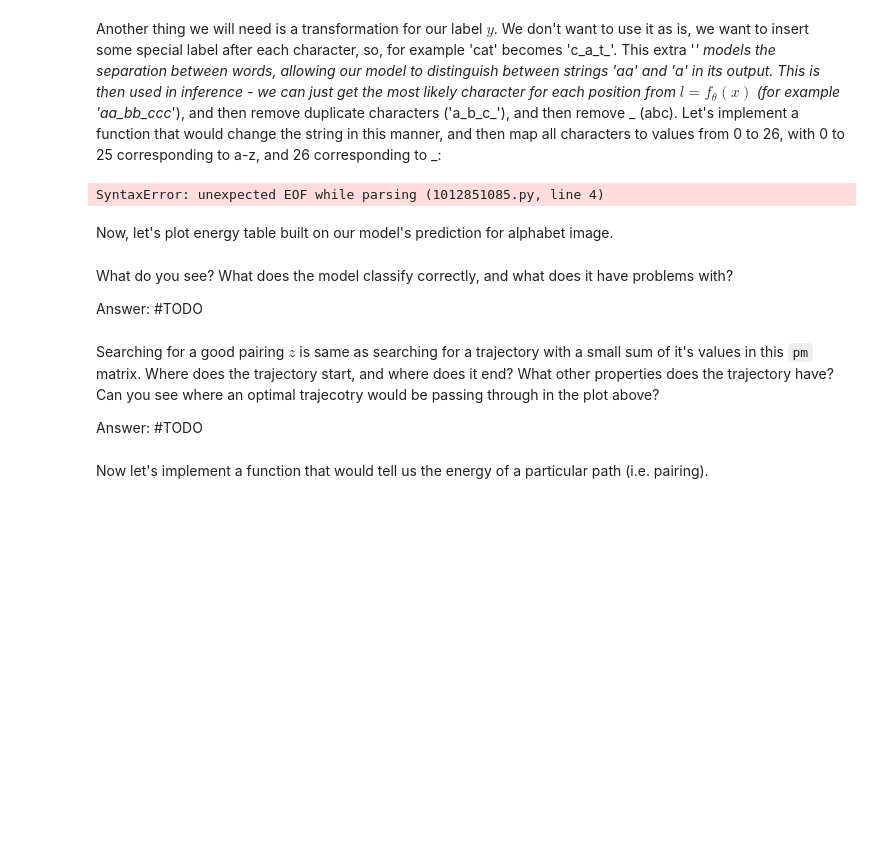
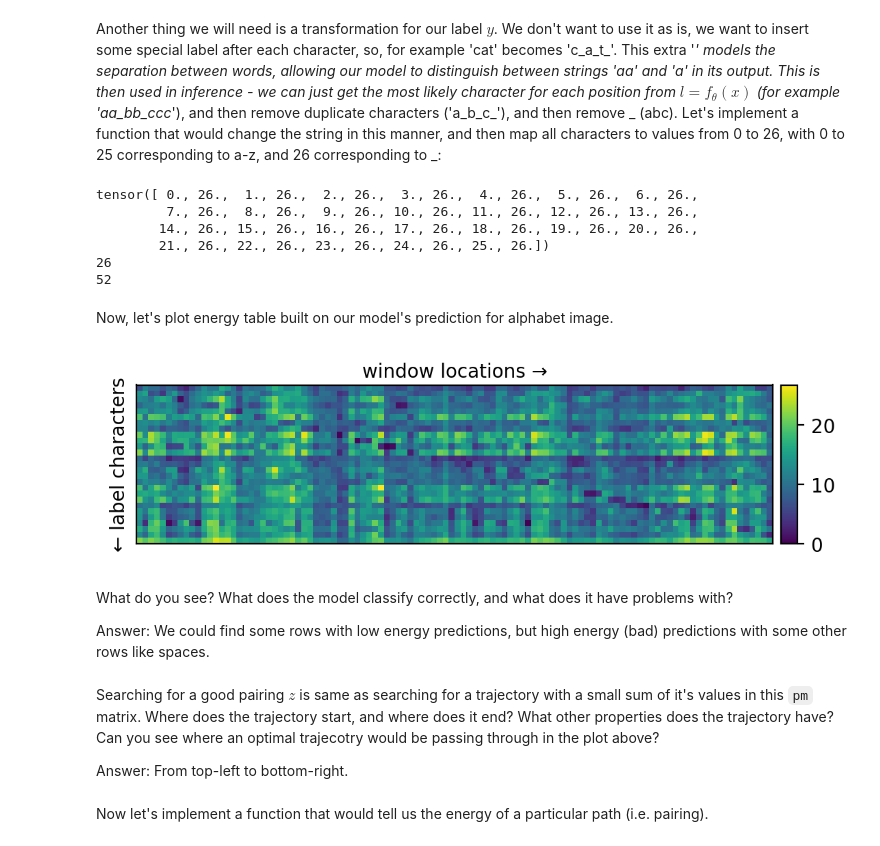
Before and after one commit to ramaiyaKushal/pytorch-Deep-Learning, a Jupyter notebook: hw/hw3_practice.ipynb, the cells around one changed output. Saved outputs shown, nothing was run; the diff lists cells and outputs as text; code cells hidden in the pictures; blank space fills up the shorter version.

```diff
--- a/hw/hw3_practice.ipynb
+++ b/hw/hw3_practice.ipynb
@@ -271,7 +313,7 @@ optimizer = optim.Adam(params = model.parameters(),lr=0.001)
 #     print(f'epoch [{epoch + 1}/{num_epochs}], loss:{loss.item():.4f}')
 
 # pbar = tqdm(range(10))
-pbar = tqdm(range(20))
+pbar = tqdm(range(10))
 for i in pbar:
 
     for batch in tqdm(dataloader, leave=False):
@@ -434,8 +436,13 @@ def build_path_matrix(energies, targets):
     # you may want to use repeat and repeat_interleave.
     # TODO
 
-#     return einops.repeat(energies, 'm n l -> m n k', k= targets.size(1))
-    output = targets.unsqueeze(1).repeat(energies.size)
+    # print(energies.shape,targets.shape)
+    targets = targets.unsqueeze(1)
+    # print(energies.size(dim=1))
+    L = energies.size(dim=1)
+    targets = targets.repeat_interleave(L,dim=1).type(torch.int64)
+    output = torch.gather(energies, dim=2, index=targets)
+    return output
 
 
 
@@ -459,7 +466,16 @@ def build_ce_matrix(energies, targets):
     # Note: you're not allowed to use for loops. The calculation has to be vectorized.
     # you may want to use repeat and repeat_interleave.
     # TODO
-    einops.repeat(energies, 'm n -> m k n', k= targets.size(1))
+    batch = energies.shape[0]
+    word_len = energies.shape[1]
+    target_shape = targets.shape[1]
+
+    targets = torch.repeat_interleave(targets, word_len, dim=1).long().to(device)
+    energies = energies.repeat(1, target_shape, 1).float().to(device)
+    ce_mat = cross_entropy(energies.permute(0, 2, 1), targets, reduction='none').reshape((batch, word_len, target_shape))
+    #print(ce_mat.shape)
+
+    return ce_mat
 # %% [markdown]
 Another thing we will need is a transformation for our label $y$. We don't want to use it as is, we want to insert some special label after each character, so, for example 'cat' becomes 'c_a_t_'. This extra '_' models the separation between words, allowing our model to distinguish between strings 'aa' and 'a' in its output. This is then used in inference - we can just get the most likely character for each position from $l = f_\theta(x)$ (for example 'aa_bb_ccc_'), and then remove duplicate characters ('a_b_c_'), and then remove _ (abc).
 Let's implement a function that would change the string in this manner, and then map all characters to values from 0 to 26, with 0 to 25 corresponding to a-z, and 26 corresponding to _:
@@ -468,42 +484,57 @@ def transform_word(s):
     # input: a string
     # output: a tensor of shape 2*len(s)
     # TODO
+    output = '_'.join(s[i:i + 1] for i in range(0, len(s)+1, 1))
+    output = [(ord(char) - 97) if (char != "_") else 26 for char in output]
+    return torch.Tensor(output)
-# %% [output]
-SyntaxError: unexpected EOF while parsing (1012851085.py, line 4)
+# %%
+test_str = "abcdefghijklmnopqrstuvwxyz"
+print(transform_word(test_str))
+print(len(test_str))
+print(len(transform_word(test_str)))
+# %% [output]
+tensor([ 0., 26.,  1., 26.,  2., 26.,  3., 26.,  4., 26.,  5., 26.,  6., 26.,
+         7., 26.,  8., 26.,  9., 26., 10., 26., 11., 26., 12., 26., 13., 26.,
+        14., 26., 15., 26., 16., 26., 17., 26., 18., 26., 19., 26., 20., 26.,
+        21., 26., 22., 26., 23., 26., 24., 26., 25., 26.])
+26
+52
 # %% [markdown]
 Now, let's plot energy table built on our model's prediction for alphabet image.
 # %%
 def plot_pm(pm, path=None):
     fig=plt.figure(dpi=200)
     ax = plt.axes()
     im = ax.imshow(pm.cpu().T)
 
     ax.set_xlabel('window locations →')
     ax.set_ylabel('← label characters')
     ax.xaxis.set_label_position('top')
     ax.set_xticks([])
     ax.set_yticks([])
 
     if path is not None:
         for i in range(len(path) - 1):
             ax.plot(*path[i], *path[i+1], marker = 'o', markersize=0.5, linewidth=10, color='r', alpha=1)
 
     cax = fig.add_axes([ax.get_position().x1+0.01,ax.get_position().y0,0.02,ax.get_position().height])
     plt.colorbar(im, cax=cax)
 
-energies = model(alphabet.cuda().view(1, 1, *alphabet.shape))
+energies = model(alphabet.view(1, 1, *alphabet.shape))
 targets = transform_word(string.ascii_lowercase).unsqueeze(0)
 
 pm = build_path_matrix(energies, targets)
 plot_pm(energies[0].detach())
+# %% [output]
+[figure, added]
 # %% [markdown]
 What do you see? What does the model classify correctly, and what does it have problems with?
 
-Answer: #TODO
+Answer: We could find some rows with low energy predictions, but high energy (bad) predictions with some other rows like spaces.
 # %% [markdown]
 Searching for a good pairing $z$ is same as searching for a trajectory with a small sum of it's values in this `pm` matrix. Where does the trajectory start, and where does it end? What other properties does the trajectory have? Can you see where an optimal trajecotry would be passing through in the plot above?
 
-Answer: #TODO
+Answer: From top-left to bottom-right.
 # %% [markdown]
 Now let's implement a function that would tell us the energy of a particular path (i.e. pairing).
 # %%
```
Also changed, not shown: parts of 22 cells of this notebook, 2 other files.
